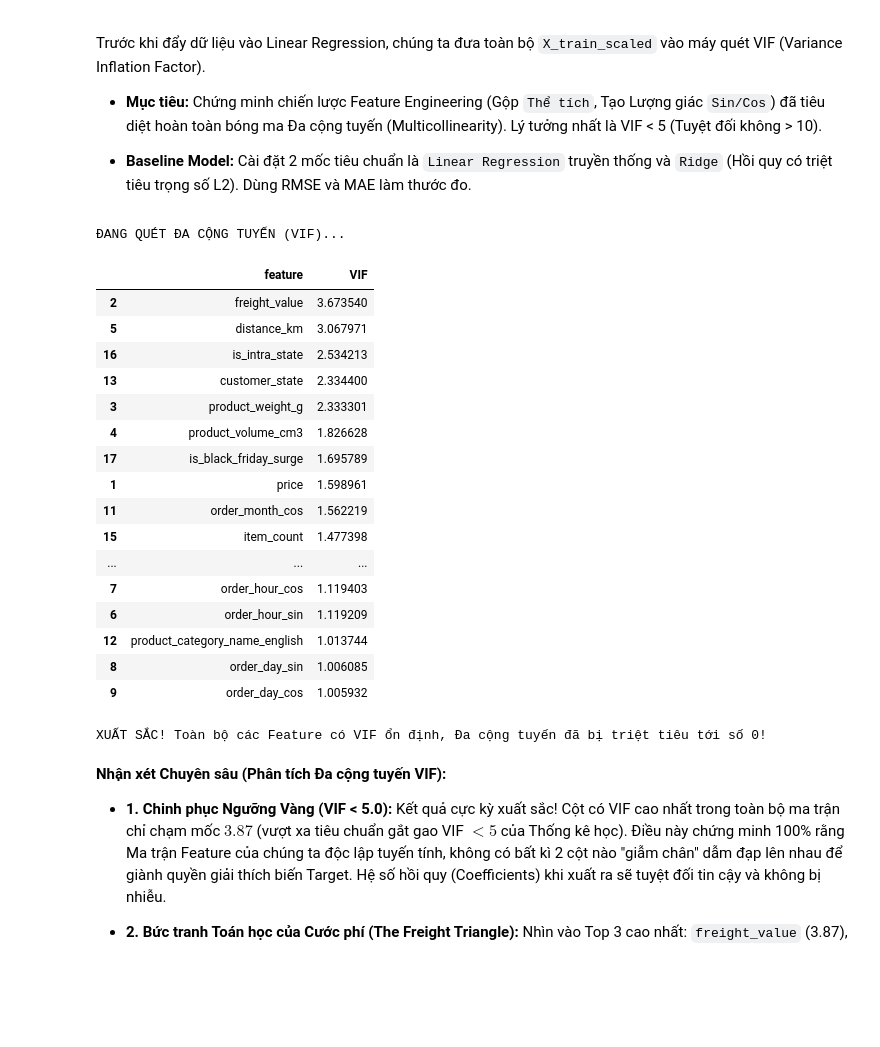
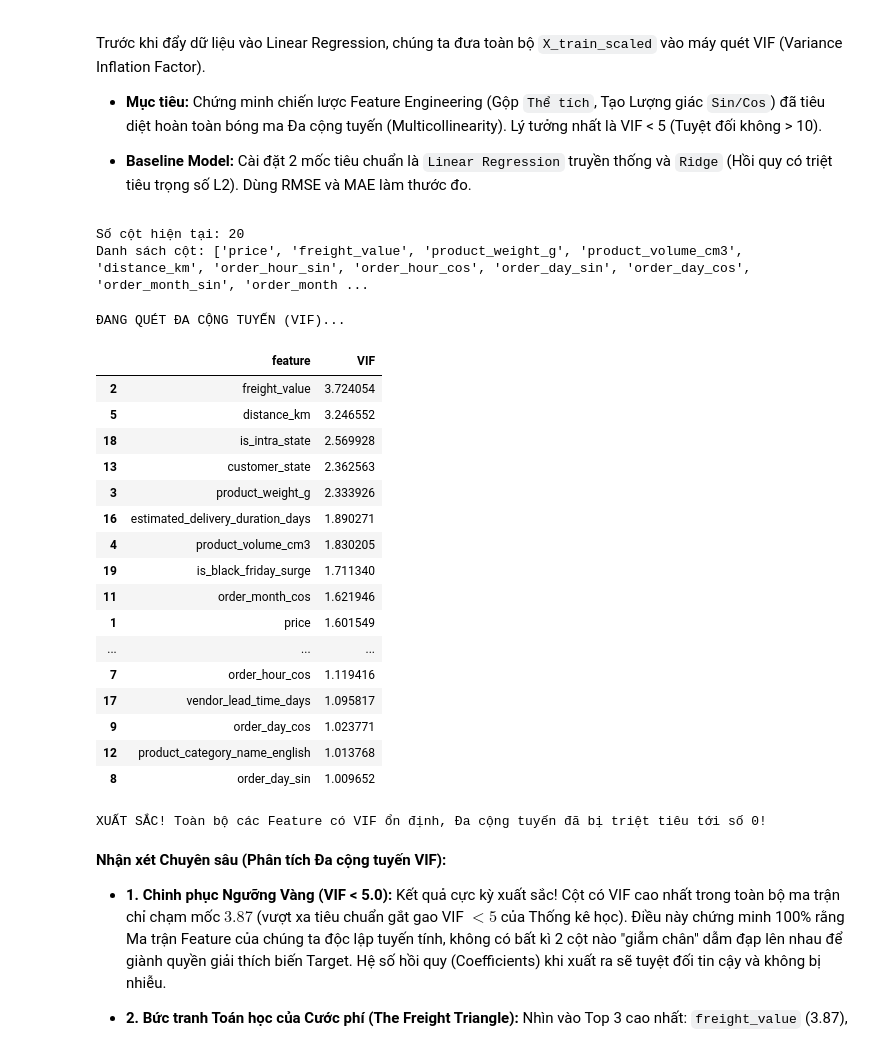
Before and after one commit to conluoi123/Machine-Learning---Project-1-, a Jupyter notebook: code/Part1_Regression/notebook.ipynb, the cells around one changed output. Saved outputs shown, nothing was run; the diff lists cells and outputs as text; code cells hidden in the pictures; blank space fills up the shorter version.

```diff
--- a/code/Part1_Regression/notebook.ipynb
+++ b/code/Part1_Regression/notebook.ipynb
@@ -946,6 +946,7 @@ leakage_cols = [
     'order_delivered_carrier_date',
     'order_delivered_customer_date',
     'order_estimated_delivery_date',
+    'sla_status', 'sla_error',
 
     # nhóm ID và Text
     'order_id', 'customer_id', 'seller_id',
@@ -1215,38 +1216,40 @@ Trước khi đẩy dữ liệu vào Linear Regression, chúng ta đưa toàn b
 *   **Mục tiêu:** Chứng minh chiến lược Feature Engineering (Gộp `Thể tích`, Tạo Lượng giác `Sin/Cos`) đã tiêu diệt hoàn toàn bóng ma Đa cộng tuyến (Multicollinearity). Lý tưởng nhất là VIF < 5 (Tuyệt đối không > 10).
 
 *   **Baseline Model:** Cài đặt 2 mốc tiêu chuẩn là `Linear Regression` truyền thống và `Ridge` (Hồi quy có triệt tiêu trọng số L2). Dùng RMSE và MAE làm thước đo.
+# %%
+print("Số cột hiện tại:", X_train_scaled.shape[1])
+print("Danh sách cột:", X_train_scaled.columns.tolist())
+# %% [output]
+Số cột hiện tại: 20
+Danh sách cột: ['price', 'freight_value', 'product_weight_g', 'product_volume_cm3', 'distance_km', 'order_hour_sin', 'order_hour_cos', 'order_day_sin', 'order_day_cos', 'order_month_sin', 'order_month ...
 # %%
-cols_to_drop = ['order_purchase_timestamp']
-X_train_scaled = X_train_scaled.drop(columns=[c for c in cols_to_drop if c in X_train_scaled.columns])
-X_val_scaled = X_val_scaled.drop(columns=[c for c in cols_to_drop if c in X_val_scaled.columns])
-X_test_scaled = X_test_scaled.drop(columns=[c for c in cols_to_drop if c in X_test_scaled.columns])
 print("ĐANG QUÉT ĐA CỘNG TUYẾN (VIF)...")
 vif_result = calculate_full_vif(X_train_scaled)
 display(vif_result)
 # Cảnh báo gắt nếu có VIF lố:
 if vif_result['VIF'].max() > 5:
     print("CẢNH BÁO MÁU: Vẫn còn tính Đa cộng tuyến (VIF > 5). Cần kiểm tra lại Feature Engineering!")
 else:
     print("XUẤT SẮC! Toàn bộ các Feature có VIF ổn định, Đa cộng tuyến đã bị triệt tiêu tới số 0!")
 # %% [output]
 ĐANG QUÉT ĐA CỘNG TUYẾN (VIF)...
 |  | feature | VIF |
-| 2 | freight_value | 3.673540 |
-| 5 | distance_km | 3.067971 |
-| 16 | is_intra_state | 2.534213 |
-| 13 | customer_state | 2.334400 |
-| 3 | product_weight_g | 2.333301 |
-| 4 | product_volume_cm3 | 1.826628 |
-| 17 | is_black_friday_surge | 1.695789 |
-| 1 | price | 1.598961 |
-| 11 | order_month_cos | 1.562219 |
-| 15 | item_count | 1.477398 |
+| 2 | freight_value | 3.724054 |
+| 5 | distance_km | 3.246552 |
+| 18 | is_intra_state | 2.569928 |
+| 13 | customer_state | 2.362563 |
+| 3 | product_weight_g | 2.333926 |
+| 16 | estimated_delivery_duration_days | 1.890271 |
+| 4 | product_volume_cm3 | 1.830205 |
+| 19 | is_black_friday_surge | 1.711340 |
+| 11 | order_month_cos | 1.621946 |
+| 1 | price | 1.601549 |
 | ... | ... | ... |
-| 7 | order_hour_cos | 1.119403 |
-| 6 | order_hour_sin | 1.119209 |
-| 12 | product_category_name_english | 1.013744 |
-| 8 | order_day_sin | 1.006085 |
-| 9 | order_day_cos | 1.005932 |
+| 7 | order_hour_cos | 1.119416 |
+| 17 | vendor_lead_time_days | 1.095817 |
+| 9 | order_day_cos | 1.023771 |
+| 12 | product_category_name_english | 1.013768 |
+| 8 | order_day_sin | 1.009652 |
 XUẤT SẮC! Toàn bộ các Feature có VIF ổn định, Đa cộng tuyến đã bị triệt tiêu tới số 0!
 # %% [markdown]
 **Nhận xét Chuyên sâu (Phân tích Đa cộng tuyến VIF):**
```
Also changed, not shown: parts of 13 cells of this notebook, 13 other files.
